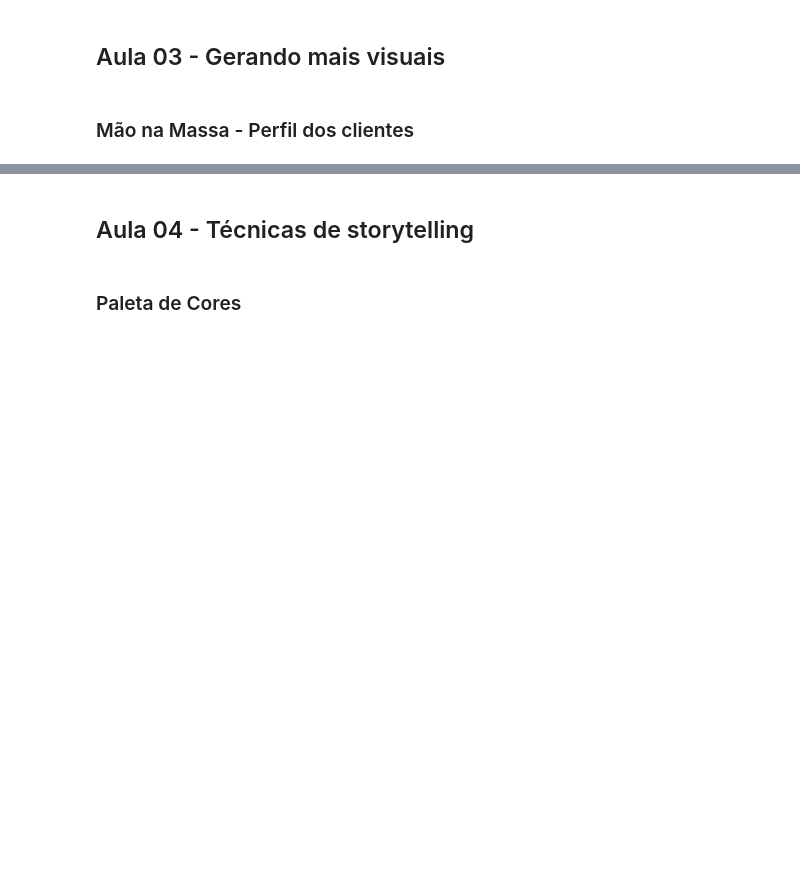
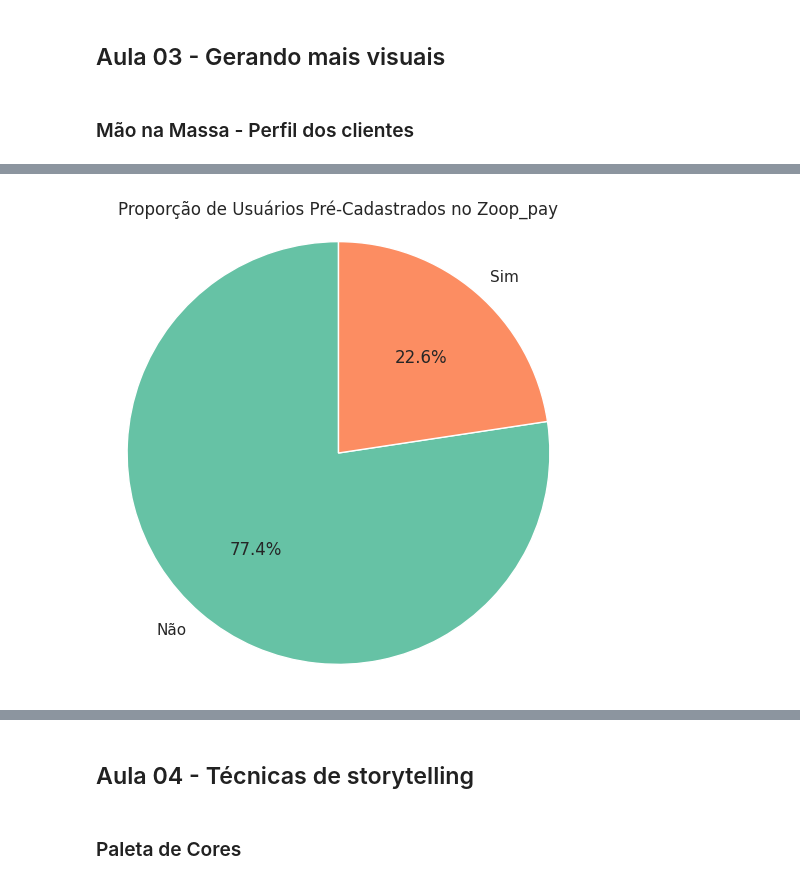
Before and after one commit to Enoque12/Projecto_Inicial_IA_Aplicada_na_Ciencia_de_Dados, a Jupyter notebook: Desafios.ipynb, the cells around one changed output, grey strips where cells are left out. Saved outputs shown, nothing was run; the diff lists cells and outputs as text; code cells hidden in the pictures; blank space fills up the shorter version.

```diff
--- a/Desafios.ipynb
+++ b/Desafios.ipynb
@@ -191,0 +281,19 @@ Escreva aqui o prompt que você utilizou para gerar o código do desafio!
+# %%
+# Contagem de usuários por status do zoop_pay
+contagem = df_final['zoop_pay'].value_counts()
+
+# Criar gráfico de pizza
+plt.figure(figsize=(6, 6))
+plt.pie(
+    contagem,
+    labels=contagem.index,
+    autopct='%1.1f%%',
+    startangle=90,
+    colors=['#66c2a5', '#fc8d62']  # verde e laranja, por exemplo
+)
+
+plt.title('Proporção de Usuários Pré-Cadastrados no Zoop_pay')
+plt.axis('equal')  # Garante formato circular
+plt.show()
+# %% [output]
+[figure, added]
```
Also changed, not shown: parts of 26 cells of this notebook.
